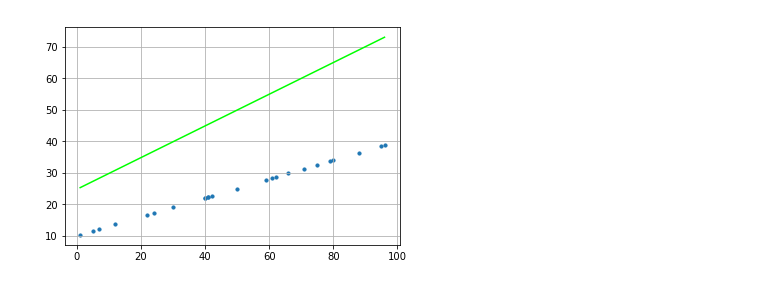
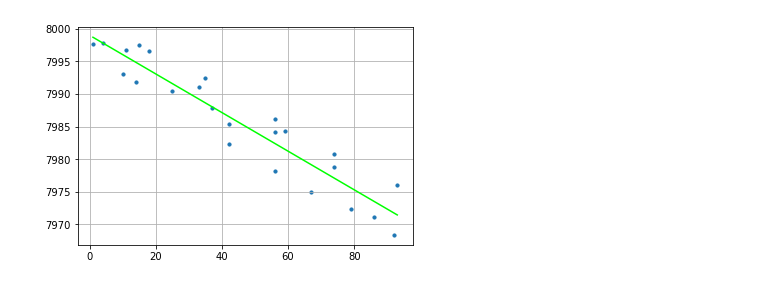
Before and after one commit to Sladge17/linear_regression, a Jupyter notebook: bias_test.ipynb, the cells around one changed output. Saved outputs shown, nothing was run; the diff lists cells and outputs as text; code cells hidden in the pictures.

```diff
--- a/bias_test.ipynb
+++ b/bias_test.ipynb
@@ -9,0 +4,19 @@ y = x * 0.3 + 10
+# %%
+amount = 24
+x = np.random.randint(0, 100, amount)
+r = np.random.randint(-5, 5, amount)
+
+# x = np.random.uniform(0, 100, amount)
+# r = np.random.uniform(-5, 5, amount)
+
+# y = x * 0.01 + r
+# y = x * 0.3 + 100 + r
+# y = x * (-0.3) - 200 + r
+# y = x * 0.3 - 10 + r
+# y = x * (-0.3) + r
+# y = x * (-0.3) + 30 + r
+y = x * (-0.3) + 8000 + r
+# y = x * (-0.3) + 10 + r
+# y = x * 0.3 - 10 + r
+# y = x * 0.3 + r
+x
@@ -21,0 +32,6 @@ alpha = 0.001
+# %%
+x_origin = x.copy()
+x_min = np.min(x_origin)
+x_max = np.max(x_origin)
+x = (x - x_min) / (x_max - x_min)
+x
@@ -33,7 +133,14 @@ y_pred = x_pred * weight[0] + weight[1]
+# %%
+# x_pred = np.array([x_min, x_max])
+x_pred = np.array([x_min, x_max])
+x_calc = (x_pred - x_min) / (x_max - x_min)
+# y_pred = x_pred * weight[0] + weight[1]
+y_pred = x_calc * weight[0] + weight[1]
 # %%
-plt.scatter(x, y, s=10)
+# plt.scatter(x, y, s=10)
+plt.scatter(x_origin, y, s=10)
 plt.plot(x_pred, y_pred, color="#00FF00")
 plt.grid()
 plt.show()
 # %% [output]
-[figure, old version]
+[figure, new version]
```
Also changed, not shown: parts of 16 cells of this notebook, 7 other files.
